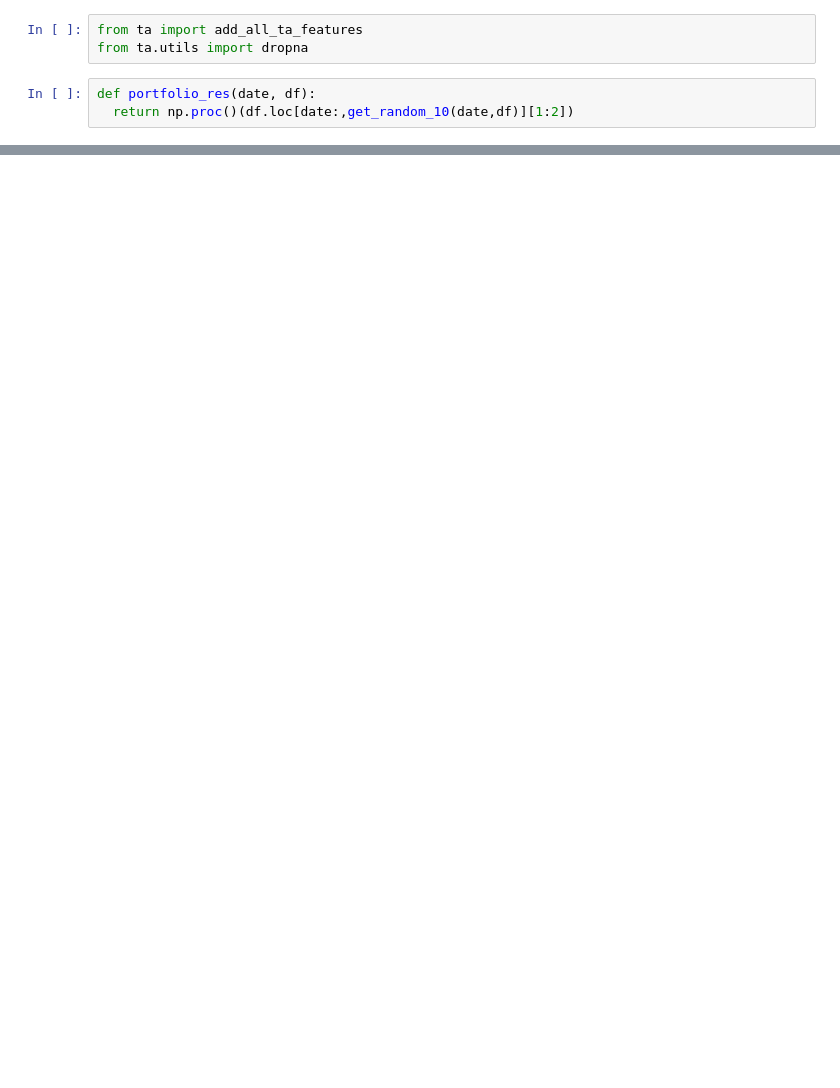
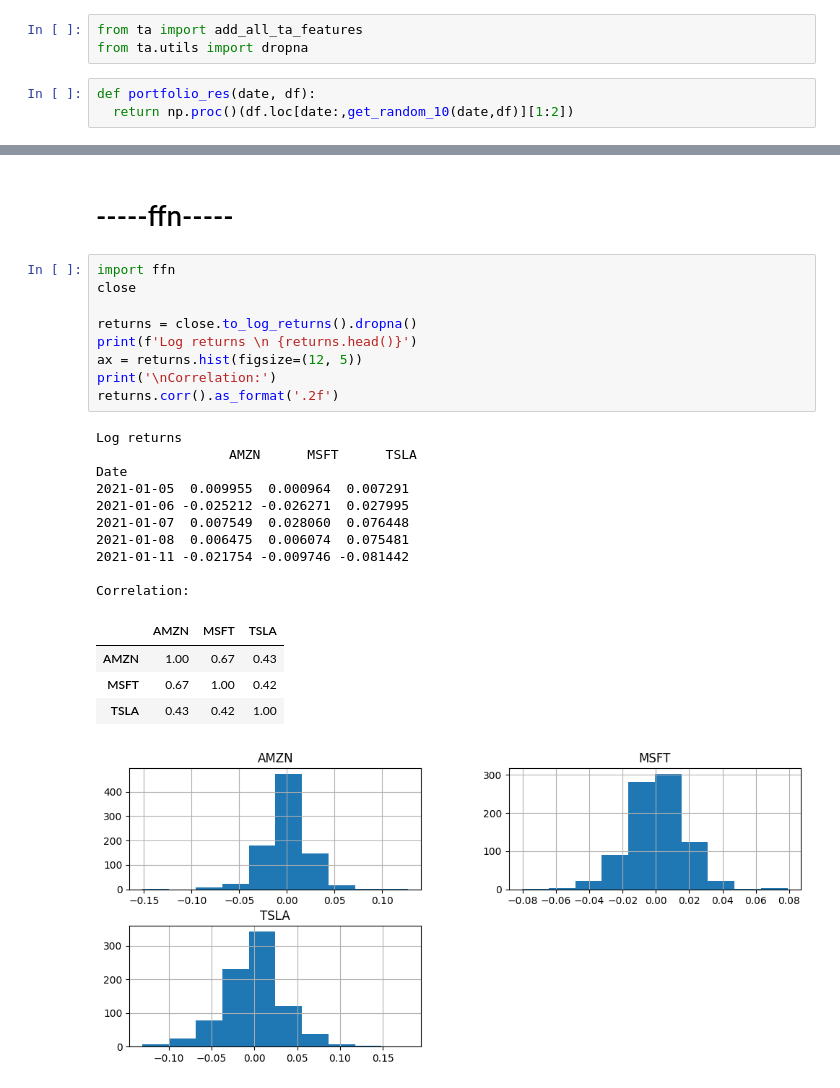
Before and after one commit to MlekoZjad/ML_2024, a Jupyter notebook: simple_portfolio_strategy_KK.ipynb, the cells around one changed output, grey strips where cells are left out. Cells and saved outputs as stored; diff of their text form; blank space fills up the shorter version.

```diff
--- a/simple_portfolio_strategy_KK.ipynb
+++ b/simple_portfolio_strategy_KK.ipynb
@@ -306,0 +385,27 @@ price_data
+# %% [markdown]
+# -----ffn-----
+# %%
+import ffn
+close
+
+returns = close.to_log_returns().dropna()
+print(f'Log returns \n {returns.head()}')
+ax = returns.hist(figsize=(12, 5))
+print('\nCorrelation:')
+returns.corr().as_format('.2f')
+# %% [output]
+Log returns
+                 AMZN      MSFT      TSLA
+Date
+2021-01-05  0.009955  0.000964  0.007291
+2021-01-06 -0.025212 -0.026271  0.027995
+2021-01-07  0.007549  0.028060  0.076448
+2021-01-08  0.006475  0.006074  0.075481
+2021-01-11 -0.021754 -0.009746 -0.081442
+
+Correlation:
+|  | AMZN | MSFT | TSLA |
+| AMZN | 1.00 | 0.67 | 0.43 |
+| MSFT | 0.67 | 1.00 | 0.42 |
+| TSLA | 0.43 | 0.42 | 1.00 |
+[figure, added]
```
Also changed, not shown: parts of 45 cells of this notebook.
